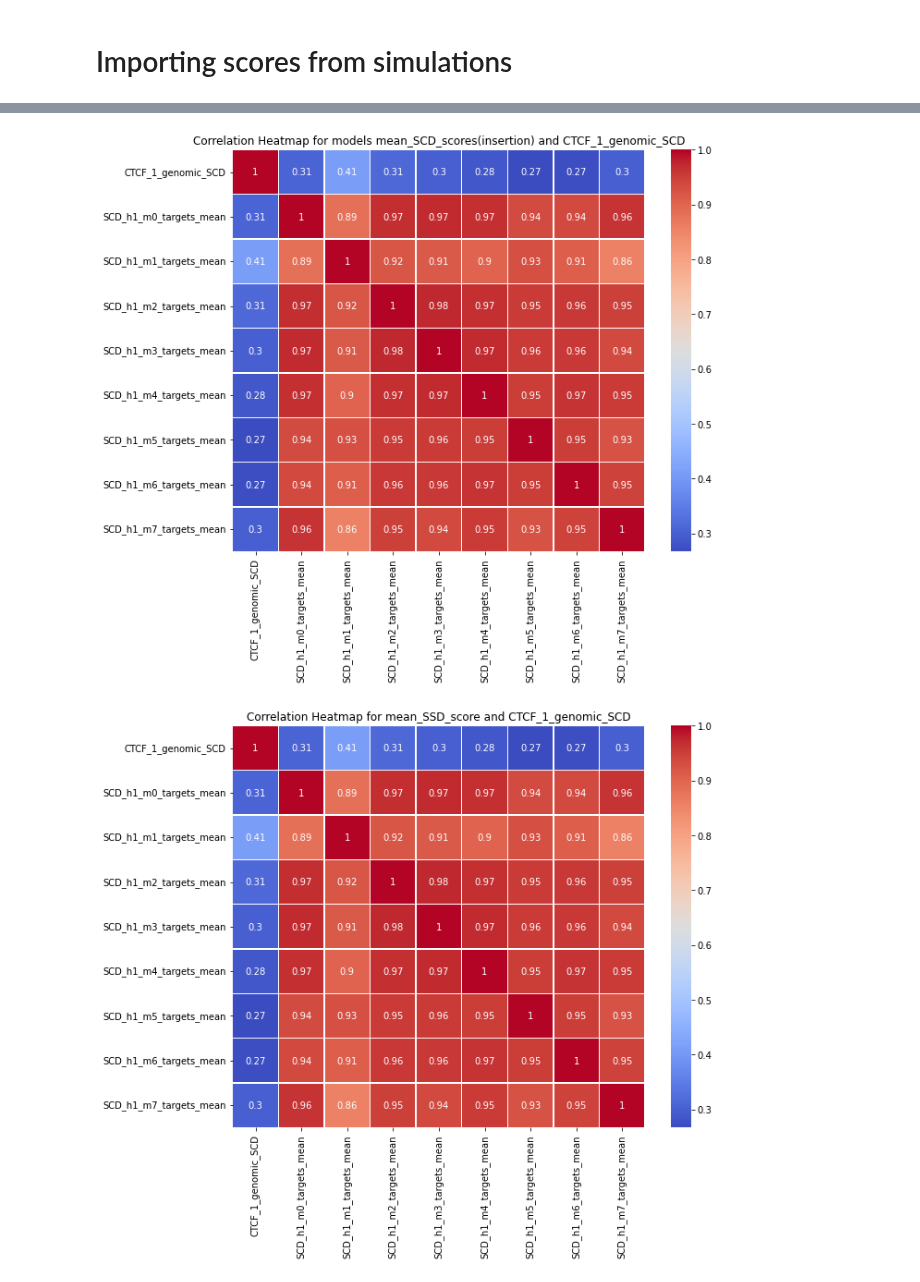
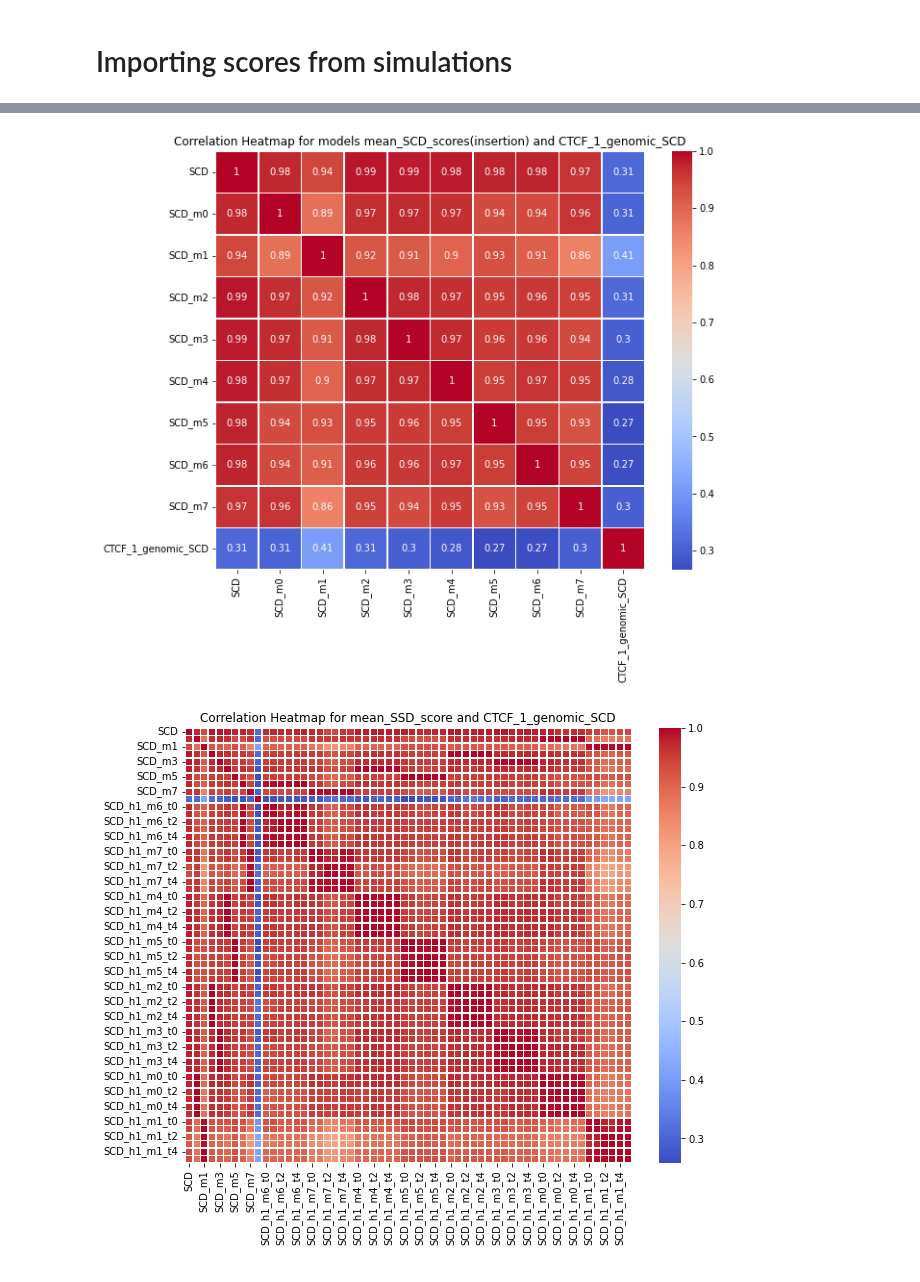
Before and after one commit to Fudenberg-Research-Group/akita_utils, a Jupyter notebook: bin/insert_experiments/analysis/CTCF_motif_deletion_vs_insertion.ipynb, the cells around one changed output, grey strips where cells are left out. Cells and saved outputs as stored; diff of their text form; code cells hidden in the pictures.

```diff
--- a/bin/insert_experiments/analysis/CTCF_motif_deletion_vs_insertion.ipynb
+++ b/bin/insert_experiments/analysis/CTCF_motif_deletion_vs_insertion.ipynb
@@ -62,22 +61,19 @@ No data for SSD_h1_m0 targets
 # %%
 uniformly_selcted_model2_motifs_h5_dirs = "/scratch1/kamulege/insert_experiments/11_uniformly_selcted_model6_motifs_v2/*/*/*.h5"
 uniformly_selcted_model2_motifs_df = multi_h5_to_df(uniformly_selcted_model2_motifs_h5_dirs)
-uniformly_selcted_model2_motifs_df = calculate_mean_stats_across_targets(uniformly_selcted_model2_motifs_df, models=[0,1,2,3,4,5,6,7], heads=[1], stats=["SCD", "SSD"])
-uniformly_selcted_model2_motifs_df = calculate_mean_stats_across_models(uniformly_selcted_model2_motifs_df, heads=[1], stats=["SCD", "SSD"])
+uniformly_selcted_model2_motifs_df = calculate_mean_stats_across_models(uniformly_selcted_model2_motifs_df, models=[0,1,2,3,4,5,6,7], stats=["SCD", "SSD"])
 
 
 model0_strong_30_h5_dirs = (
     "/scratch1/kamulege/insert_experiments/model0_strong_30/*/*/*.h5"
 )
 model0_strong_30_motifs_df = multi_h5_to_df(model0_strong_30_h5_dirs)
-model0_strong_30_motifs_df = calculate_mean_stats_across_targets(model0_strong_30_motifs_df, models=[0,1,2,3,4,5,6,7], heads=[1], stats=["SCD", "SSD"])
-model0_strong_30_motifs_df = calculate_mean_stats_across_models(model0_strong_30_motifs_df, heads=[1], stats=["SCD", "SSD"])
+model0_strong_30_motifs_df = calculate_mean_stats_across_models(model0_strong_30_motifs_df, models=[0,1,2,3,4,5,6,7], stats=["SCD", "SSD"])
 
 
 model0_uniform_100_h5_dirs = (
     "/scratch1/kamulege/insert_experiments/model0_uniform_100/*/*/*.h5"
 )
 model0_uniform_100_motifs_df = multi_h5_to_df(model0_uniform_100_h5_dirs)
-model0_uniform_100_motifs_df = calculate_mean_stats_across_targets(model0_uniform_100_motifs_df, models=[0,1,2,3,4,5,6,7], heads=[1], stats=["SCD", "SSD"])
-model0_uniform_100_motifs_df = calculate_mean_stats_across_models(model0_uniform_100_motifs_df, heads=[1], stats=["SCD", "SSD"])
+model0_uniform_100_motifs_df = calculate_mean_stats_across_models(model0_uniform_100_motifs_df, models=[0,1,2,3,4,5,6,7], stats=["SCD", "SSD"])
 # %% [output]
@@ -97,7 +94,7 @@ for model, ax in enumerate(axes):
         data=data,
         ax=ax,
         x="CTCF_1_genomic_SCD",
-        y=f"SCD_h1_m{model}_targets_mean",
+        y=f"SCD_m{model}",
         label="mean_SCD_score",
     )
     sns.despine(top=True, right=True)
@@ -111,7 +108,7 @@ plt.tight_layout()
 
 # Set axes to use log scale
 for ax in axes:
-    ax.set_xscale("log")
+    # ax.set_xscale("log")
     ax.set_yscale("log")
 
 # Display the plot
@@ -122,17 +119,16 @@ plt.show()
 import seaborn as sns
 import matplotlib.pyplot as plt
 
-data = remove_duplicate_columns(motifs_df)
+# data = remove_duplicate_columns(motifs_df)
 
-
-# Filter columns that contain "mean_SCD_score" and "CTCF_1_genomic_SCD" in their names
+# Filter columns that contain "SCD", "SSD", f"SSD_m{model}" for model in [0,1,2,3,4,5,6,7], and "CTCF_1_genomic_SCD" in their names
 columns_of_interest = [
     col
     for col in data.columns
-    if "target" in col or col == "CTCF_1_genomic_SCD"
+    if col.endswith(("SCD", "SSD", "CTCF_1_genomic_SCD")) or any(col == f"SCD_m{model}" for model in [0, 1, 2, 3, 4, 5, 6, 7])
 ]
 
-# print(columns_of_interest)
+# Select the data for the filtered columns
 data_selected = data[columns_of_interest]
 
 # Calculate correlation matrix
@@ -144,25 +140,24 @@ sns.heatmap(correlation_matrix, annot=True, cmap="coolwarm", linewidths=0.5)
 plt.title("Correlation Heatmap for models mean_SCD_scores(insertion) and CTCF_1_genomic_SCD")
 plt.show()
 # %% [output]
-[figure, old version]
+[figure, new version]
 # %%
-data = remove_duplicate_columns(motifs_df)
 
 # Filter columns that contain "mean_SCD_score" and "CTCF_1_genomic_SCD" in their names
 columns_of_interest = [
     col
     for col in data.columns
-    if "target" in col or col == "CTCF_1_genomic_SCD"
+    if "SCD" in col
 ]
 data_selected = data[columns_of_interest]
 
 # Calculate correlation matrix
 correlation_matrix = data_selected.corr()
 
 # Create a heatmap of the correlation matrix
 plt.figure(figsize=(10, 8))
-sns.heatmap(correlation_matrix, annot=True, cmap="coolwarm", linewidths=0.5)
+sns.heatmap(correlation_matrix, annot=False, cmap="coolwarm", linewidths=0.5)
 plt.title("Correlation Heatmap for mean_SSD_score and CTCF_1_genomic_SCD")
 plt.show()
 # %% [output]
-[figure, old version]
+[figure, new version]
```
Also changed, not shown: parts of 7 cells of this notebook, 2 other files.
